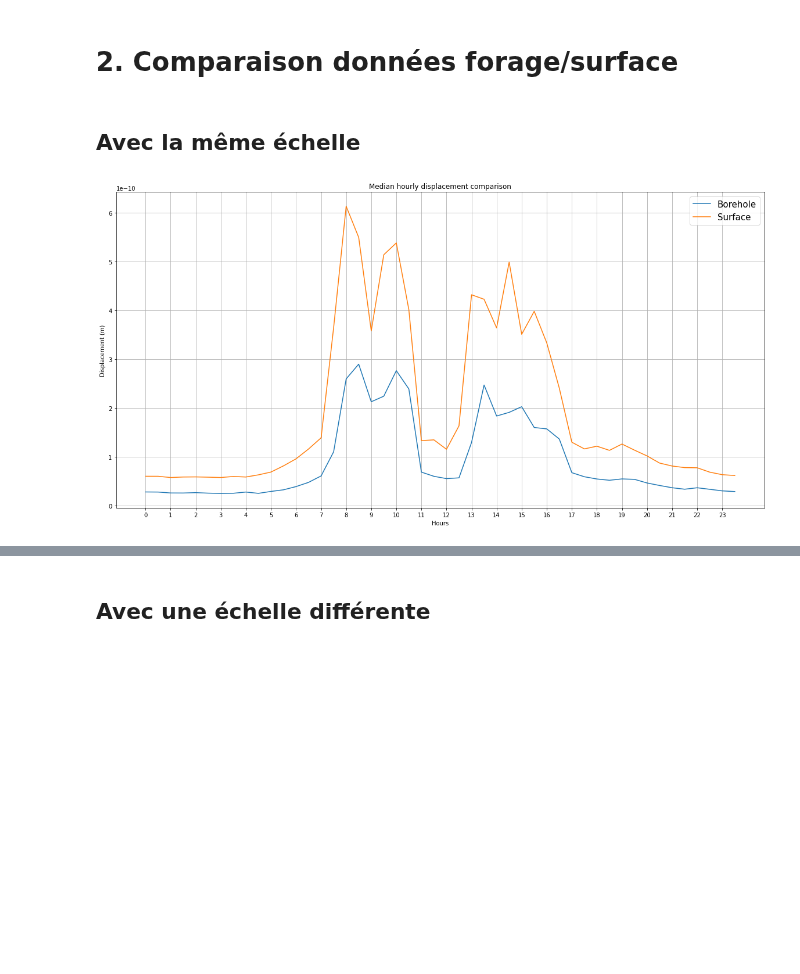
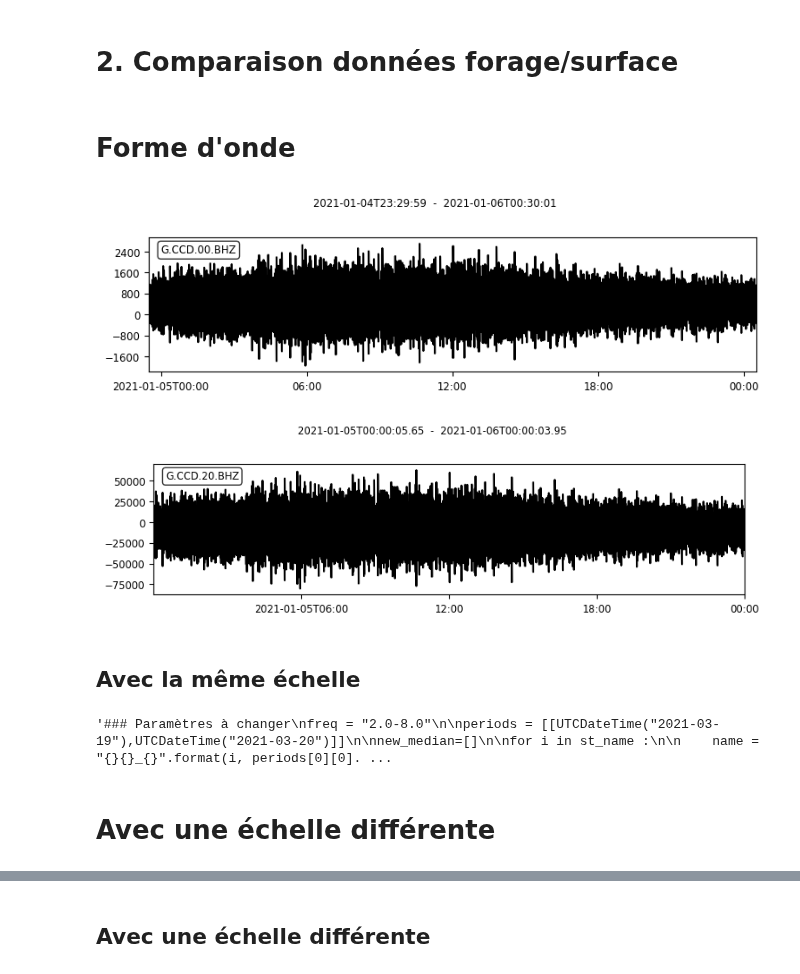
Before and after one commit to FlavienMattern/seismic-noise, a Jupyter notebook: ant_comp_forage.ipynb, the cells around one changed output, grey strips where cells are left out. Saved outputs shown, nothing was run; the diff lists cells and outputs as text; code cells hidden in the pictures; blank space fills up the shorter version.

```diff
--- a/ant_comp_forage.ipynb
+++ b/ant_comp_forage.ipynb
@@ -72,13 +69,30 @@ deca_hor=7
 
 #indice pour concatener la matrice pour prendre en compte le décalage horaire
 indice=48-deca_hor*2
+# %% [markdown]
+# Forme d'onde
+# %%
+day=str('2021-01-05')
+
+name=str('G.CCD.00.BHZ')
+ccd00=read('{}/{}/{}_{}.mseed'.format(MSEED_FOLDER,name,day, name))
+ccd00.plot()
+
+name=str('G.CCD.20.BHZ')
+ccd20=read('{}/{}/{}_{}.mseed'.format(MSEED_FOLDER,name,day,name))
+ccd20.plot()
+
+print()
+# %% [output]
+[figure, added]
+[figure, added]
 # %% [markdown]
 ## Avec la même échelle
 # %%
-### Paramètres à changer
+'''### Paramètres à changer
 freq = "2.0-8.0"
 
-periods = [[UTCDateTime("2020-11-01"),UTCDateTime("2021-03-01")]]
+periods = [[UTCDateTime("2021-03-19"),UTCDateTime("2021-03-20")]]
 
 new_median=[]
 
@@ -93,7 +107,7 @@ for i in st_name :
 
 plt.rcParams['figure.figsize'] = 20, 10
 plt.rcParams["axes.facecolor"] = 'w'
-plt.title('Median hourly displacement comparison')
+plt.title('Median hourly displacement comparison 2020-04-09/2021-10-29 (2-8Hz)')
 plt.xlabel('Hours')
 plt.ylabel('Displacement (m)' )
 c1=('Borehole')
@@ -104,8 +118,10 @@ for i in new_median :
 
 #plt.plot(test3,test2,color='r', linewidth=2.5,linestyle="--",label='')
 plt.xticks(np.arange(0, 24, 1), np.arange(0, 24, 1))
-plt.grid()
+plt.grid()-
 plt.legend(fontsize=15)
-plt.show()
+plt.show()'''
 # %% [output]
-[figure, removed]
+'### Paramètres à changer\nfreq = "2.0-8.0"\n\nperiods = [[UTCDateTime("2021-03-19"),UTCDateTime("2021-03-20")]]\n\nnew_median=[]\n\nfor i in st_name :\n\n    name = "{}{}_{}".format(i, periods[0][0]. ...
+# %% [markdown]
+# Avec une échelle différente
```
Also changed, not shown: parts of 6 cells of this notebook.
